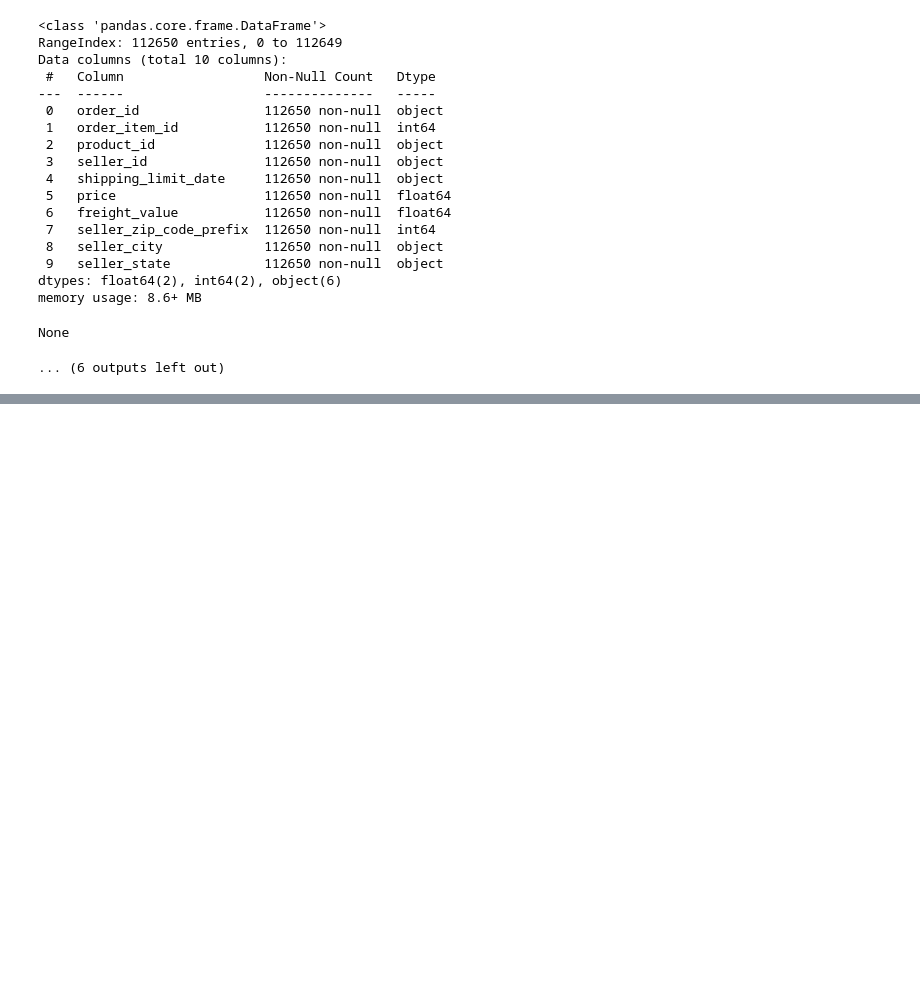
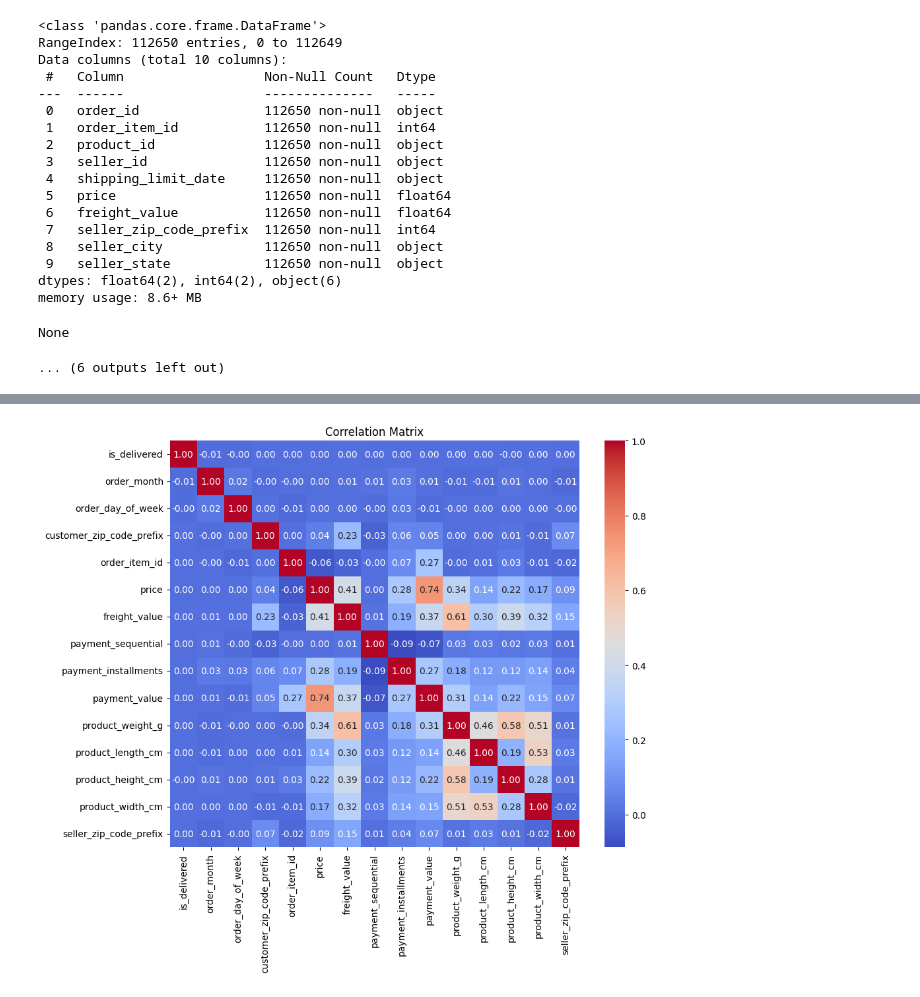
Before and after one commit to Mohit-Singh-261097/Customer-Segmentation-Analysis-Brazillian_E-commercence_Dataset-, a Jupyter notebook: notebooks/Customer_Segmentation.ipynb, the cells around one changed output, grey strips where cells are left out. Cells and saved outputs as stored; diff of their text form; code cells hidden in the pictures; blank space fills up the shorter version.

Commit message:
Updating Notebook and Visualizations

```diff
--- a/notebooks/Customer_Segmentation.ipynb
+++ b/notebooks/Customer_Segmentation.ipynb
@@ -18,6 +56,9 @@ category_product_df = pd.read_csv("E:\\DATASCIENCE PORTFOLIO\\Projects\\Segmenta
 df_list =[customer_df, geolocation_df, items_df, payments_df, reviews_df, orders_df, products_df, sellers_df, category_product_df]
 keys = str.split("customer_df, geolocation_df, items_df, payments_df, reviews_df, orders_df, products_df, sellers_df, category_product_df",sep = ', ')
 df_dict = dict(zip(keys, df_list))
+
+def save_image(title):
+    plt.savefig(f"E:\\DATASCIENCE PORTFOLIO\\Projects\\Segmentation\\Visualizations\\{title}.png",dpi =300)
 # %%
 #each dataset information and structure
 for k,v in df_dict.items():
@@ -1248,0 +1289,4 @@ products_combined_df.to_csv(f"{base_path}products_combined.csv", index=False)
+# %%
+numeric_features = full_orders_df.select_dtypes(include = ['int64', 'float64'])
+correlation_matrix = numeric_features.corr()
+display(correlation_matrix)
@@ -1248,0 +1310,9 @@ products_combined_df.to_csv(f"{base_path}products_combined.csv", index=False)
+# %%
+
+plt.figure(figsize = (10,8))
+sns.heatmap(correlation_matrix,fmt='.2f', annot=True, cmap='coolwarm')
+plt.title("Correlation Matrix")
+save_image("Correlation_Matrix")
+plt.show()
+# %% [output]
+[figure, added]
```
Also changed, not shown: parts of 26 cells of this notebook, 10 other files.
